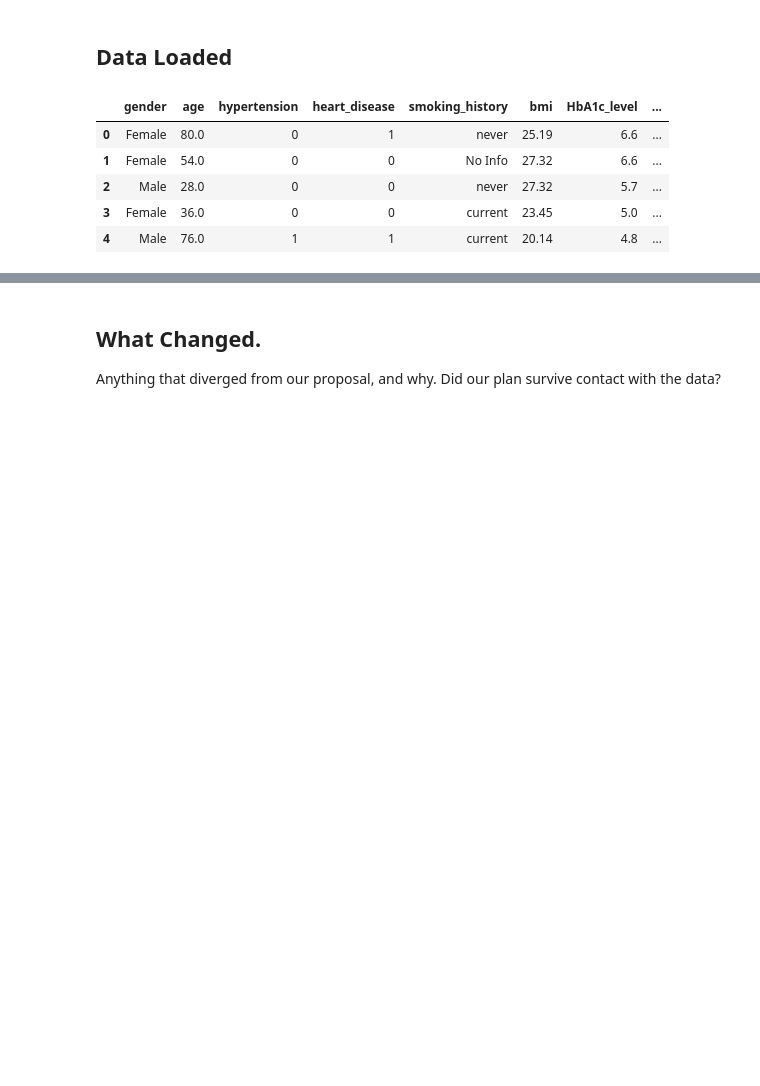
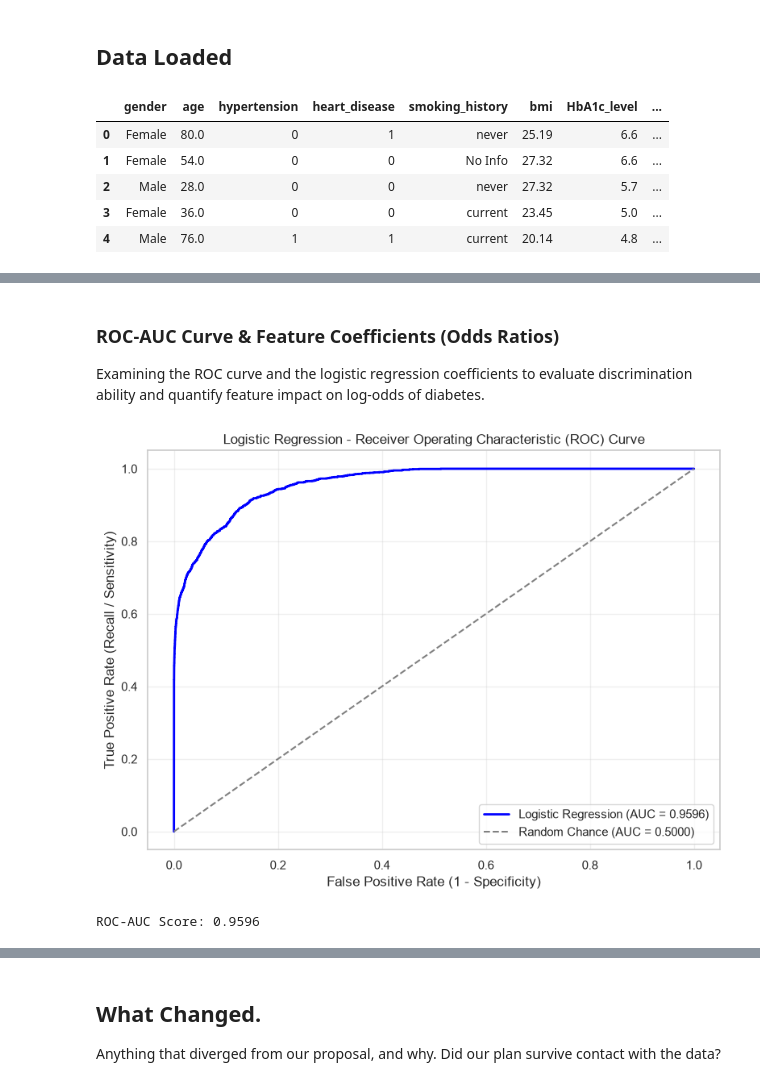
Before and after one commit to jacobsabraw-cyber/CECS456_Final_Project, a Jupyter notebook: CECS456_Final_Project.ipynb, the cells around one changed output, grey strips where cells are left out. Drawn from its saved outputs; the diff is of its cells as text; code cells hidden in the pictures; blank space fills up the shorter version.

```diff
--- a/CECS456_Final_Project.ipynb
+++ b/CECS456_Final_Project.ipynb
@@ -73,0 +271,25 @@ Name: count, dtype: int64
+# %% [markdown]
+### ROC-AUC Curve & Feature Coefficients (Odds Ratios)
+
+Examining the ROC curve and the logistic regression coefficients to evaluate discrimination ability and quantify feature impact on log-odds of diabetes.
+# %%
+# ROC Curve
+y_probs = clf.predict_proba(X_test_scaled)[:, 1]
+fpr, tpr, _ = roc_curve(y_test, y_probs)
+auc_val = roc_auc_score(y_test, y_probs)
+
+plt.figure(figsize=(8, 6))
+plt.plot(fpr, tpr, color='blue', lw=2, label=f'Logistic Regression (AUC = {auc_val:.4f})')
+plt.plot([0, 1], [0, 1], color='gray', linestyle='--', label='Random Chance (AUC = 0.5000)')
+plt.xlabel('False Positive Rate (1 - Specificity)')
+plt.ylabel('True Positive Rate (Recall / Sensitivity)')
+plt.title('Logistic Regression - Receiver Operating Characteristic (ROC) Curve')
+plt.legend(loc='lower right')
+plt.grid(True, alpha=0.3)
+plt.tight_layout()
+plt.show()
+
+print(f"ROC-AUC Score: {auc_val:.4f}")
+# %% [output]
+[figure, added]
+ROC-AUC Score: 0.9596
```
Also changed, not shown: parts of 18 cells of this notebook, 1 other file.
